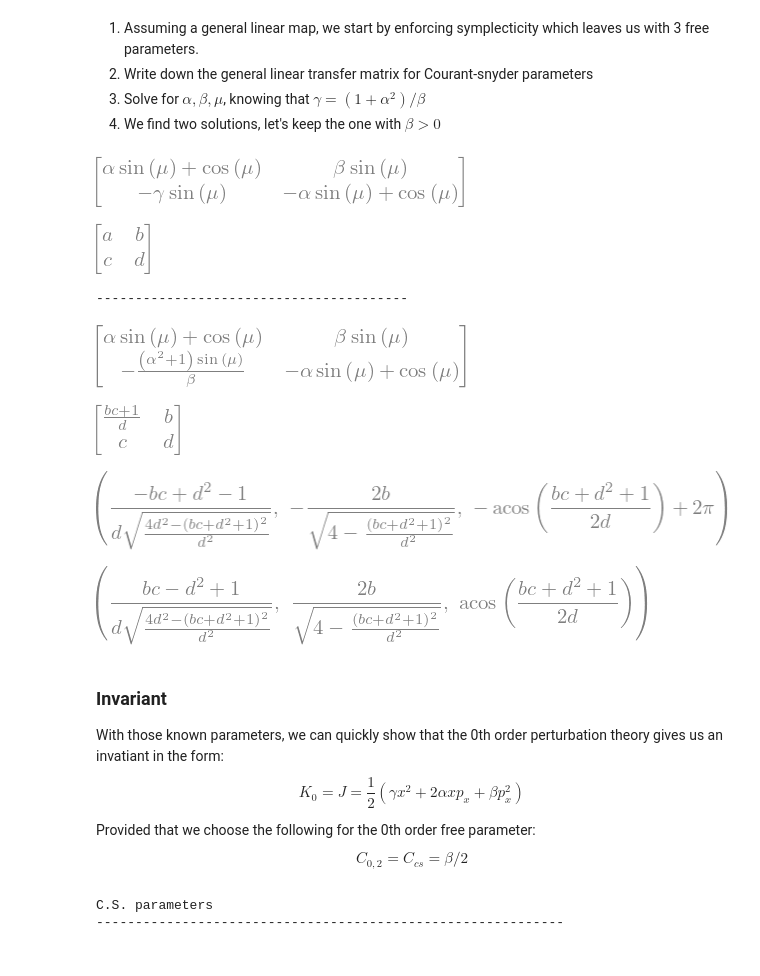
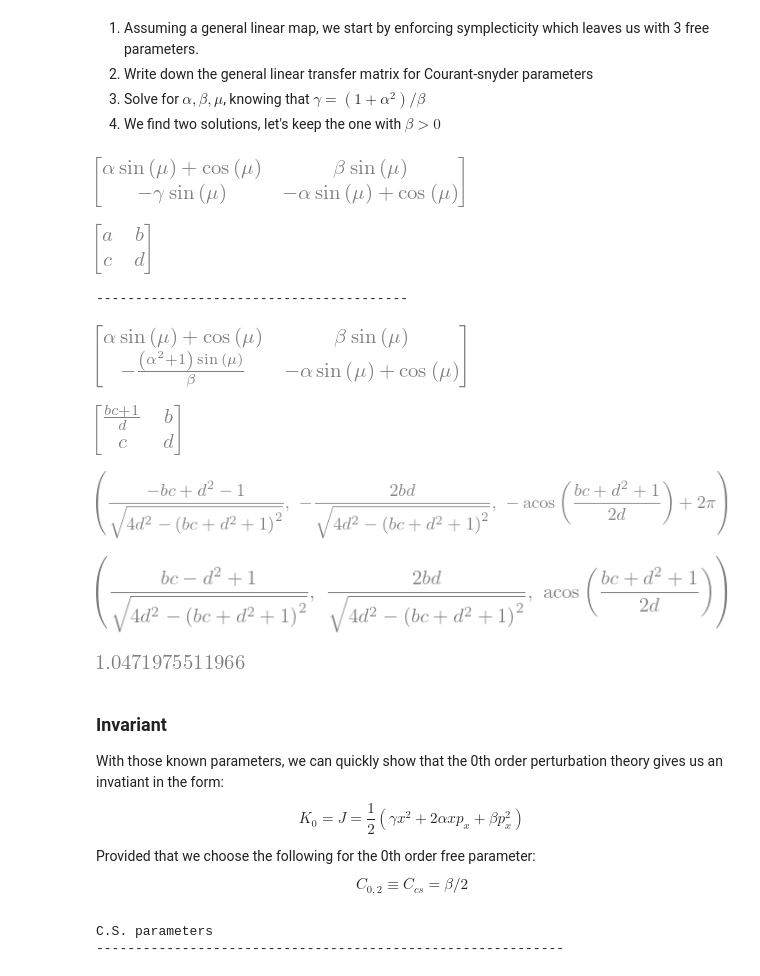
Before and after one commit to pbelange/McMillan, a Jupyter notebook: McMillan/Maps/Proofs.ipynb, the cells around one changed output. Cells and saved outputs as stored; diff of their text form; code cells hidden in the pictures.

```diff
--- a/McMillan/Maps/Proofs.ipynb
+++ b/McMillan/Maps/Proofs.ipynb
@@ -10,27 +10,31 @@
 # %%
 import sympy as sp
 sp.init_printing(use_unicode=True,fontsize=24)
 
-a,b,c,d = sp.symbols('a b c d',real=True)
+a,b,c,d = sp.symbols('a b c d',real=True,positive=True)
 alpha, beta, gamma, mu= sp.symbols('alpha beta gamma mu ',real=True,positive=True)
 Rot = sp.Matrix([[sp.cos(mu) + alpha*sp.sin(mu), beta*sp.sin(mu)],[-gamma*sp.sin(mu),sp.cos(mu)-alpha*sp.sin(mu)]])
 Rot_gen = sp.Matrix([[a,b],[c,d]])
 
 display(Rot,Rot_gen)
 print(40*'-')
 Rot = Rot.subs({gamma:(1+alpha**2)/beta})
 # Rot_gen = Rot_gen.subs({a:(b*c + 1)/d})
 Rot_gen = Rot_gen.subs({a:(b*c + 1)/d})
 display(Rot,Rot_gen)
 
 sol1,sol2 = sp.solve([Rot[i,j] - Rot_gen[i,j] for i in range(2) for j in range(2)],(alpha,beta,mu))
 
 display(sol1,sol2)
 # %% [output]
 [figure]
 [figure]
 ----------------------------------------
 [figure]
 [figure]
-[figure, old version]
+[figure, new version]
-[figure, old version]
+[figure, new version]
+# %%
+sp.acos(1/2)
+# %% [output]
+[figure, added]
@@ -42,7 +49,7 @@ With those known parameters, we can quickly show that the 0th order perturbation
 $$K_0 = J = \frac{1}{2}\left(\gamma x^2 + 2\alpha x p_x + \beta p_x^2\right)$$
 
 Provided that we choose the following for the 0th order free parameter:
-$$C_{0,2} = C_{cs} = \beta/2$$
+$$C_{0,2} \equiv C_{cs} = \beta/2$$
 # %%
 import sympy as sp
 sp.init_printing(use_unicode=True,fontsize=24)
```
Also changed, not shown: parts of 1 cell of this notebook, 7 other files.
